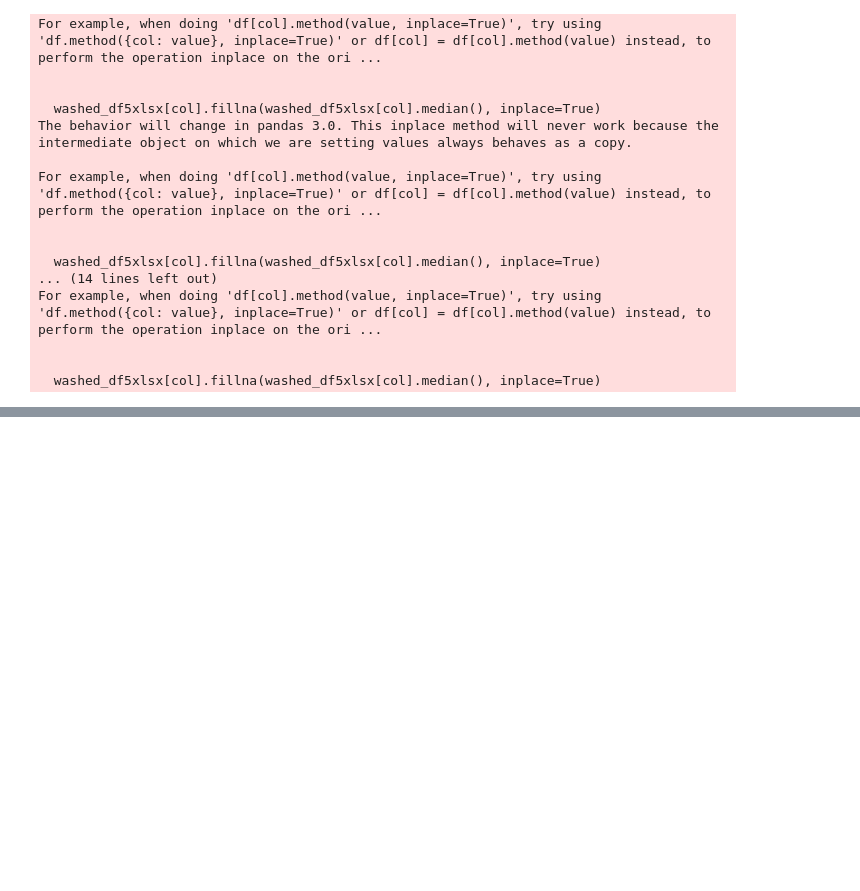
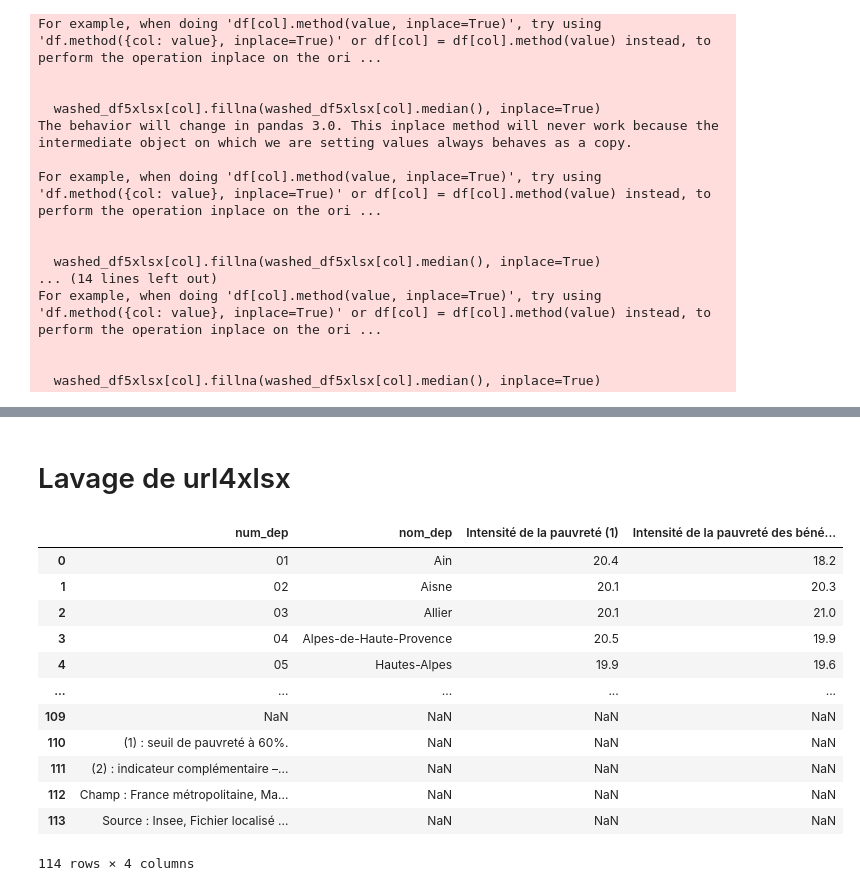
Before and after one commit to gabrielfrancois/DS_Covid, a Jupyter notebook: data_preprocessing_gab.ipynb, the cells around one changed output, grey strips where cells are left out. Drawn from its saved outputs; the diff is of its cells as text; code cells hidden in the pictures; blank space fills up the shorter version.

```diff
--- a/data_preprocessing_gab.ipynb
+++ b/data_preprocessing_gab.ipynb
@@ -231,0 +227,21 @@ washed_df5xlsx.drop(row_to_drop, inplace=True)
+# %% [markdown]
+# Lavage de url4xlsx
+# %%
+df4xlsx = pd.read_excel(url4xlsx, skiprows=5, header=[0])
+washed_df4xlsx = df4xlsx.rename(columns= {"Départements": "num_dep", "Unnamed: 1" : "nom_dep"})
+# %%
+washed_df4xlsx
+# %% [output]
+|  | num_dep | nom_dep | Intensité de la pauvreté (1) | Intensité de la pauvreté des béné... |
+| 0 | 01 | Ain | 20.4 | 18.2 |
+| 1 | 02 | Aisne | 20.1 | 20.3 |
+| 2 | 03 | Allier | 20.1 | 21.0 |
+| 3 | 04 | Alpes-de-Haute-Provence | 20.5 | 19.9 |
+| 4 | 05 | Hautes-Alpes | 19.9 | 19.6 |
+| ... | ... | ... | ... | ... |
+| 109 | NaN | NaN | NaN | NaN |
+| 110 | (1) : seuil de pauvreté à 60%. | NaN | NaN | NaN |
+| 111 | (2) : indicateur complémentaire –... | NaN | NaN | NaN |
+| 112 | Champ : France métropolitaine, Ma... | NaN | NaN | NaN |
+| 113 | Source : Insee, Fichier localisé ... | NaN | NaN | NaN |
+114 rows × 4 columns
```
Also changed, not shown: parts of 18 cells of this notebook.
